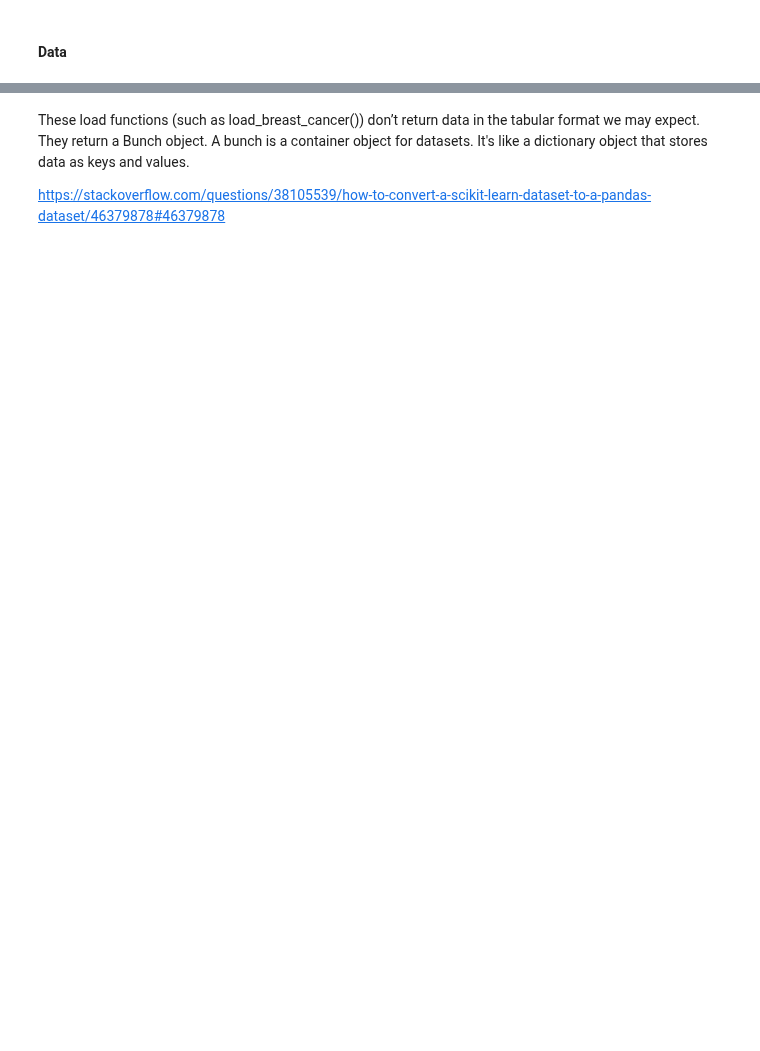
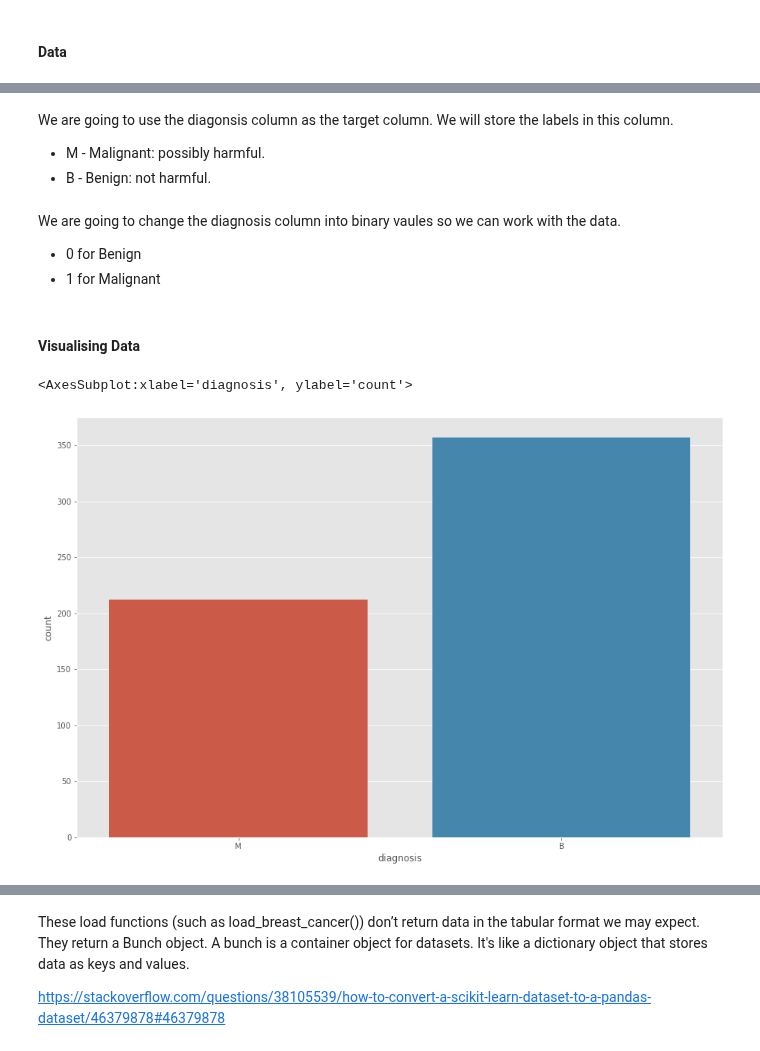
Before and after one commit to kmcd14/MLandStats-assessment, a Jupyter notebook: scikit-learn.ipynb, the cells around one changed output, grey strips where cells are left out. Cells and saved outputs as stored; diff of their text form; code cells hidden in the pictures; blank space fills up the shorter version.

Commit message:
KNN data import, exploration and visualsation

```diff
--- a/scikit-learn.ipynb
+++ b/scikit-learn.ipynb
@@ -299,0 +281,3 @@ sklearn.utils.Bunch
+# %%
+# Importing the dataset
+df = pd.read_csv('datasets/breast_cancer.csv')
@@ -299,0 +383,12 @@ sklearn.utils.Bunch
+# %% [markdown]
+We are going to use the diagonsis column as the target column. We will store the labels in this column.
+
+- M - Malignant: possibly harmful.
+- B - Benign: not harmful.
+# %%
+# Creating a Target/Label column
+y_target = df.diagnosis
+# %% [markdown]
+We are going to change the diagnosis column into binary vaules so we can work with the data.
+- 0 for Benign
+- 1 for Malignant
@@ -299,0 +398,13 @@ sklearn.utils.Bunch
+# %% [markdown]
+#### Visualising Data
+# %%
+# Standard plot size.
+plt.rcParams['figure.figsize'] = (15, 10)
+
+# Selecting a colour scheme.
+plt.style.use('ggplot')
+# %%
+sns.countplot(x=y_target)
+# %% [output]
+<AxesSubplot:xlabel='diagnosis', ylabel='count'>
+[figure, added]
```
Also changed, not shown: parts of 36 cells of this notebook, 3 other files.
